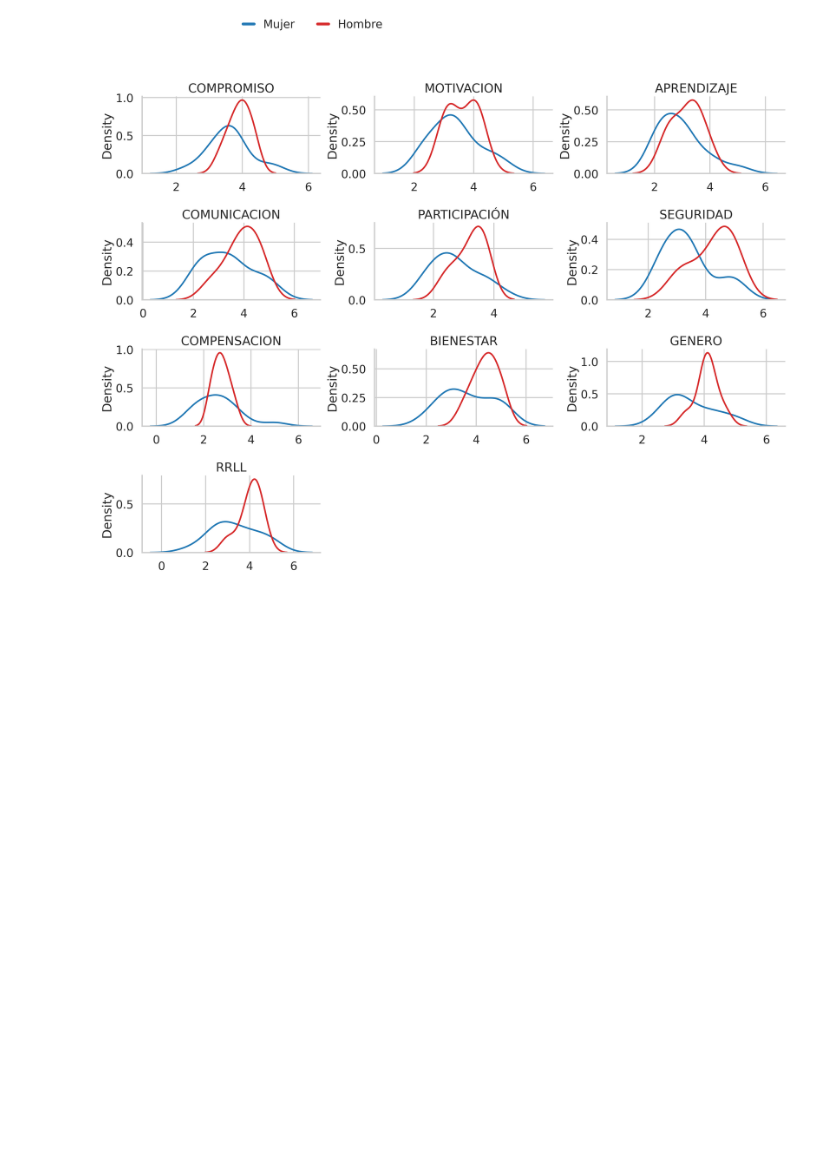
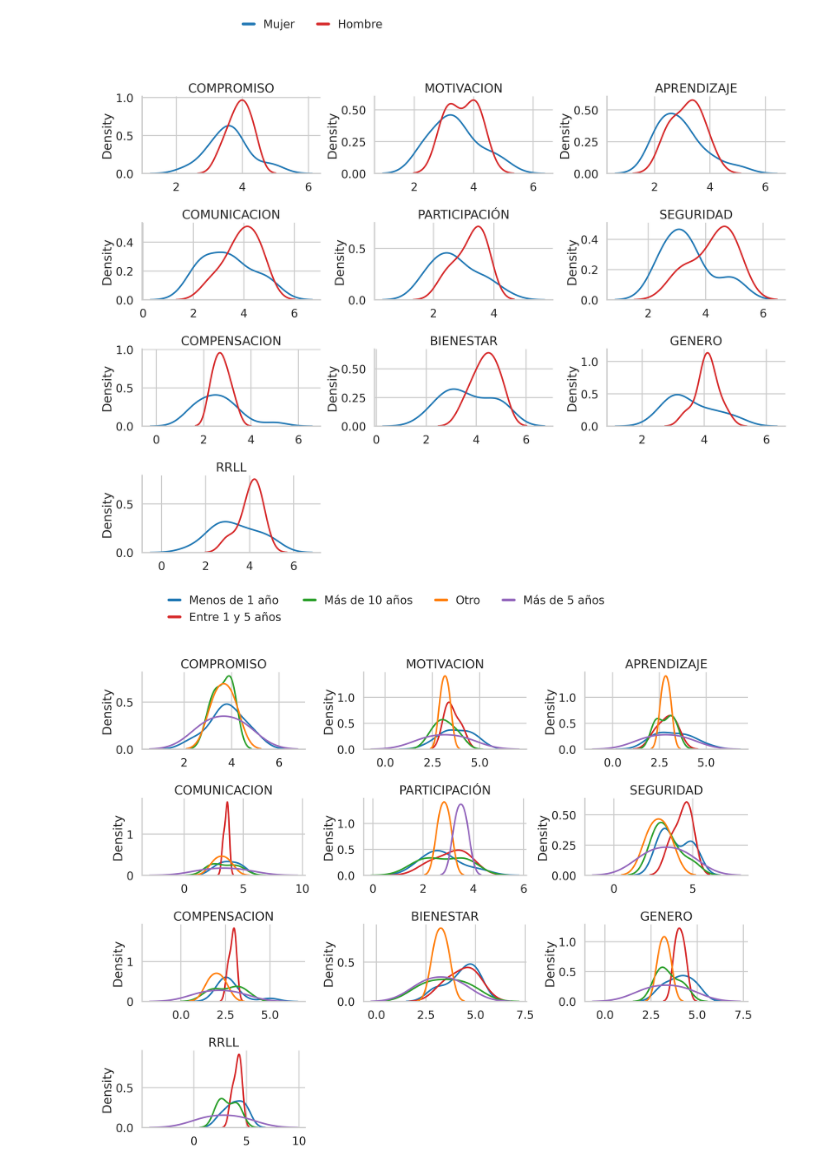
Before and after one commit to gerardfp/datamarc, a Jupyter notebook: Untitled1.ipynb, the cells around one changed output. Saved outputs shown, nothing was run; the diff lists cells and outputs as text; code cells hidden in the pictures; blank space fills up the shorter version.

```diff
--- a/Untitled1.ipynb
+++ b/Untitled1.ipynb
@@ -58,30 +40,34 @@ def make_pair(cat,  bboxy, ncol, bboxx, col_wrap=3, height=2.7, aspect=1.8):
 
   sns.set_theme(style="whitegrid")
   sns.set_context("talk")
   sns.set_palette(sns.color_palette(colors))
 
 
   # data = pd.melt(df,id_vars=df.columns[0], value_vars=df.columns[4:])
   data = pd.melt(df,id_vars=cat, value_vars=df.columns[4:])
   data.rename(columns={data.columns[1]: "variable", "value":"valor"}, inplace=True)
   data["valor"] = data["valor"].astype('float')
   # display(data)
   # data.rename(columns={data.columns[1]: "variable", "value":"valor"}, inplace=True)
   # display(data)
 
   g = sns.FacetGrid(data, col=data.columns[1], hue=data.columns[0], col_wrap=col_wrap, sharex=False, sharey=False, aspect=aspect, height=height)
   g.map(sns.kdeplot, "valor")
   # #g.add_legend(loc="lower left", ncol=5, title=" ", fontsize=16, bbox_to_anchor=(0.025,0.8,1,1)) # prop={'size': 10})
   g.add_legend(loc='upper center',  ncol=ncol, bbox_to_anchor=(bboxx, bboxy), frameon=False,handlelength=1)
   for text in g.legend.get_texts():
     text.set_text(fill(text.get_text(), 20))
   for legobj in g.legend.get_lines():
     legobj.set_linewidth(4)
 
   g.set_xlabels("")
   g.fig.set_dpi(150)
   g.set_titles("{col_name}")
 
 make_pair('SEXO', bboxy=1.1, ncol=4, bboxx=0.25)
+make_pair('ANTIGÜEDAD', bboxy=1.1, ncol=4, bboxx=0.25)
+make_pair('CONTRATO', bboxy=1.1, ncol=4, bboxx=0.25)
+make_pair('DEPARTAMENTO', bboxy=1.1, ncol=4, bboxx=0.25)
 # %% [output]
 [figure]
+[figure, added]
```
Also changed, not shown: parts of 2 cells of this notebook.
